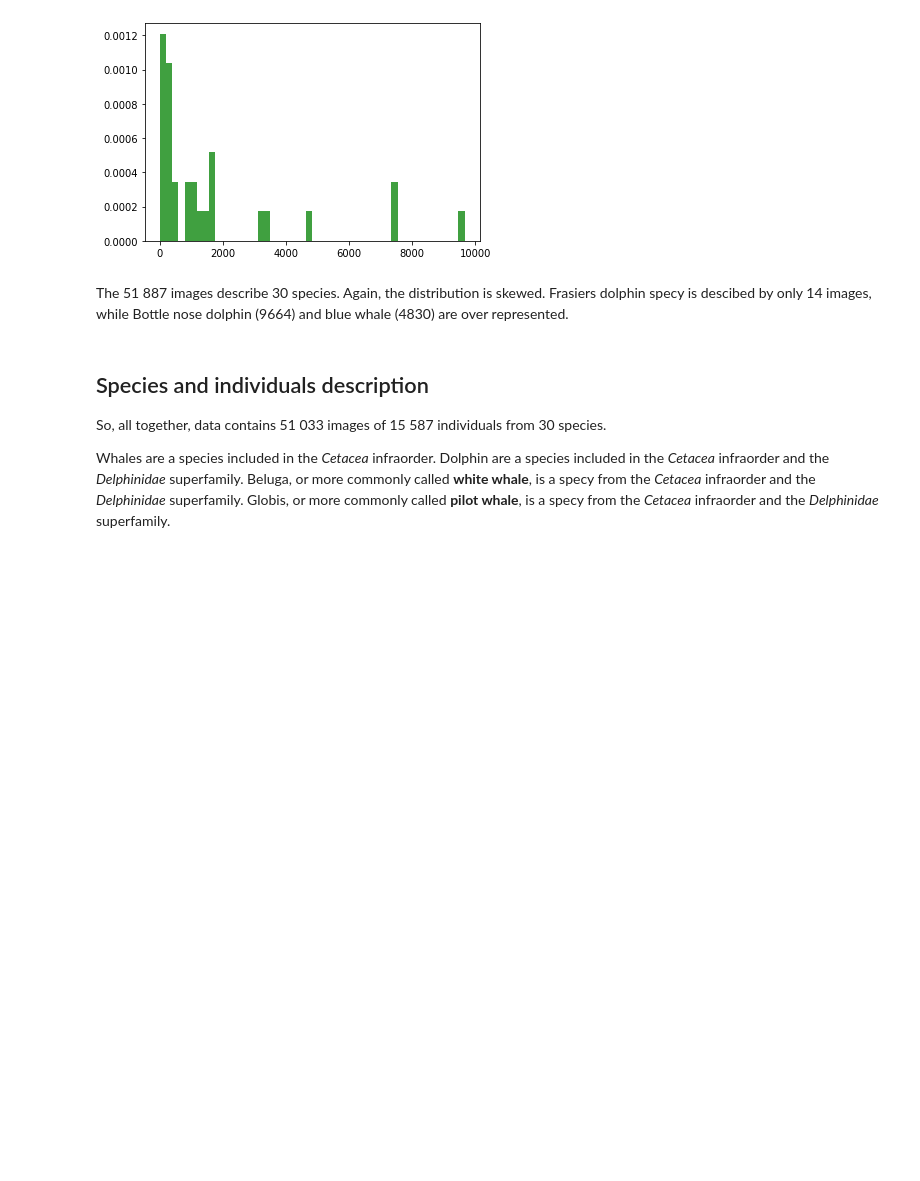
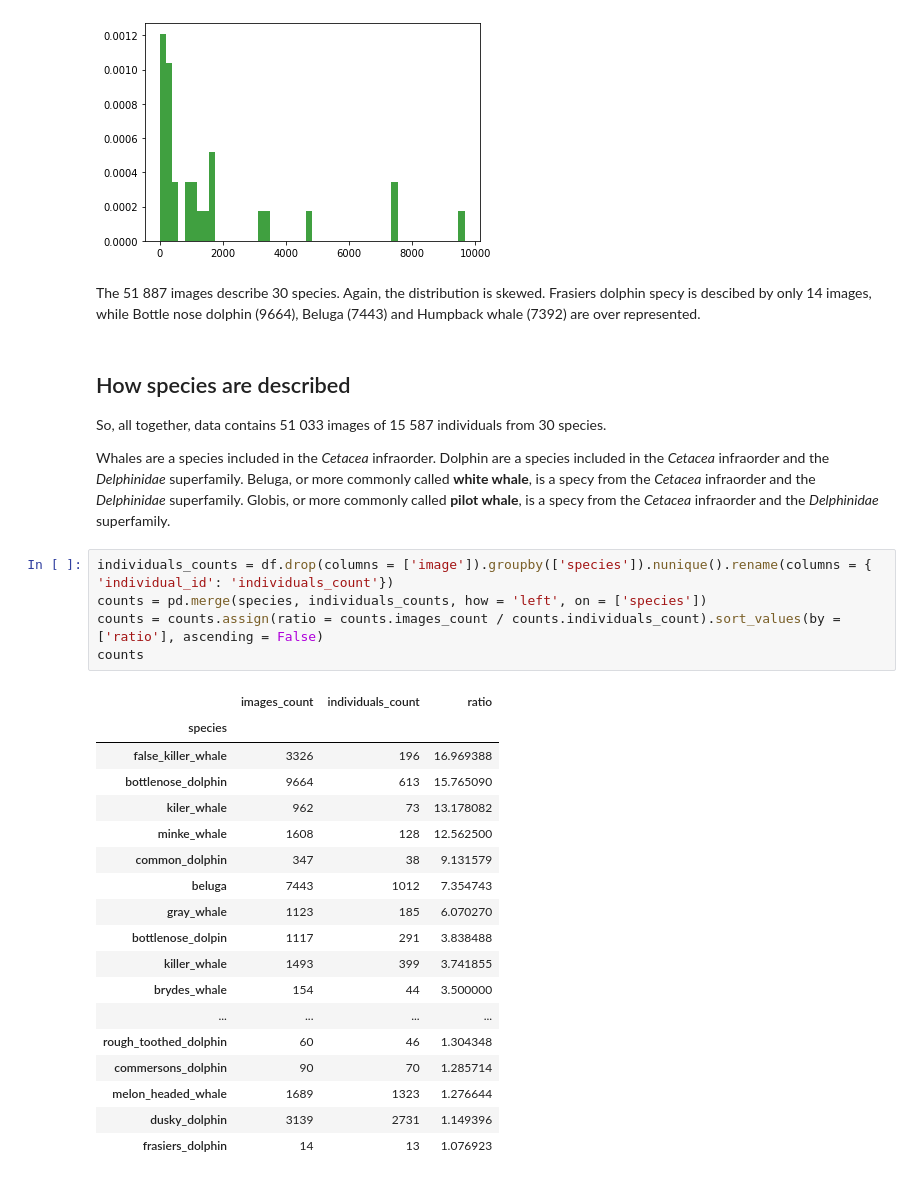
Before and after one commit to acisel-fr/happywhale, a Jupyter notebook: data-introduction.ipynb, the cells around one changed output. Cells and saved outputs as stored; diff of their text form; blank space fills up the shorter version.

```diff
--- a/data-introduction.ipynb
+++ b/data-introduction.ipynb
@@ -122,9 +124,9 @@ plt.show()
 # %% [output]
 [figure]
 # %% [markdown]
-The 51 887 images describe 30 species. Again, the distribution is skewed. Frasiers dolphin specy is descibed by only 14 images, while Bottle nose dolphin (9664) and blue whale (4830) are over represented.
+The 51 887 images describe 30 species. Again, the distribution is skewed. Frasiers dolphin specy is descibed by only 14 images, while Bottle nose dolphin (9664), Beluga (7443) and Humpback whale (7392) are over represented.
 # %% [markdown]
-## Species and individuals description
+## How species are described
 
 So, all together, data contains 51 033 images of 15 587 individuals from 30 species.
 
@@ -132,3 +134,27 @@ Whales are a species included in the *Cetacea* infraorder.
 Dolphin are a species included in the *Cetacea* infraorder and the *Delphinidae* superfamily.
 Beluga, or more commonly called **white whale**, is a specy from the *Cetacea* infraorder and the *Delphinidae* superfamily.
 Globis, or more commonly called **pilot whale**, is a specy from the *Cetacea* infraorder and the *Delphinidae* superfamily.
+# %%
+individuals_counts = df.drop(columns = ['image']).groupby(['species']).nunique().rename(columns = { 'individual_id': 'individuals_count'})
+counts = pd.merge(species, individuals_counts, how = 'left', on = ['species'])
+counts = counts.assign(ratio = counts.images_count / counts.individuals_count).sort_values(by = ['ratio'], ascending = False)
+counts
+# %% [output]
+|  | images_count | individuals_count | ratio |
+| species |  |  |  |
+| false_killer_whale | 3326 | 196 | 16.969388 |
+| bottlenose_dolphin | 9664 | 613 | 15.765090 |
+| kiler_whale | 962 | 73 | 13.178082 |
+| minke_whale | 1608 | 128 | 12.562500 |
+| common_dolphin | 347 | 38 | 9.131579 |
+| beluga | 7443 | 1012 | 7.354743 |
+| gray_whale | 1123 | 185 | 6.070270 |
+| bottlenose_dolpin | 1117 | 291 | 3.838488 |
+| killer_whale | 1493 | 399 | 3.741855 |
+| brydes_whale | 154 | 44 | 3.500000 |
+| ... | ... | ... | ... |
+| rough_toothed_dolphin | 60 | 46 | 1.304348 |
+| commersons_dolphin | 90 | 70 | 1.285714 |
+| melon_headed_whale | 1689 | 1323 | 1.276644 |
+| dusky_dolphin | 3139 | 2731 | 1.149396 |
+| frasiers_dolphin | 14 | 13 | 1.076923 |
```
Also changed, not shown: parts of 4 cells of this notebook.
